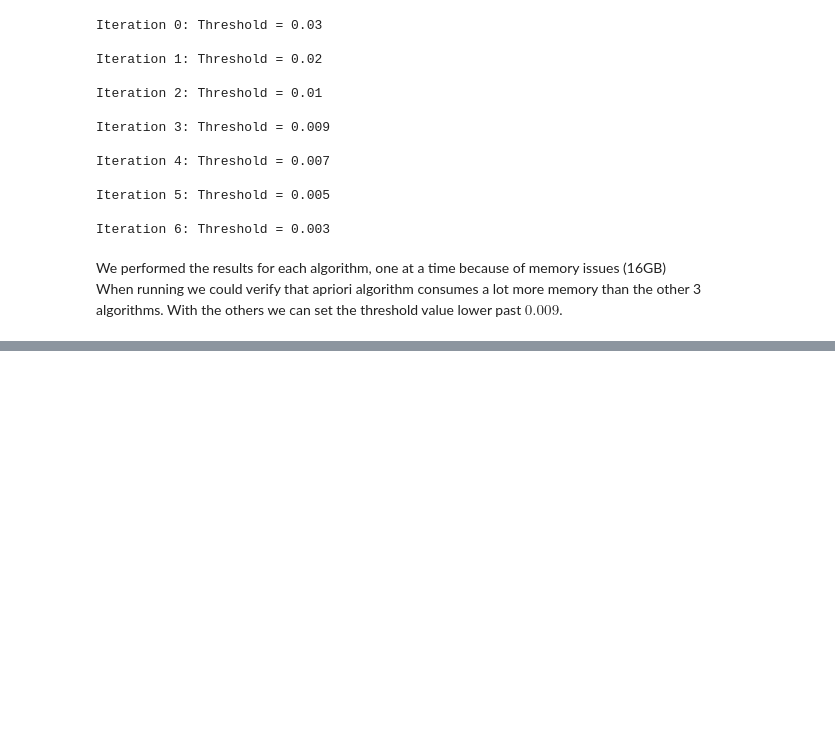
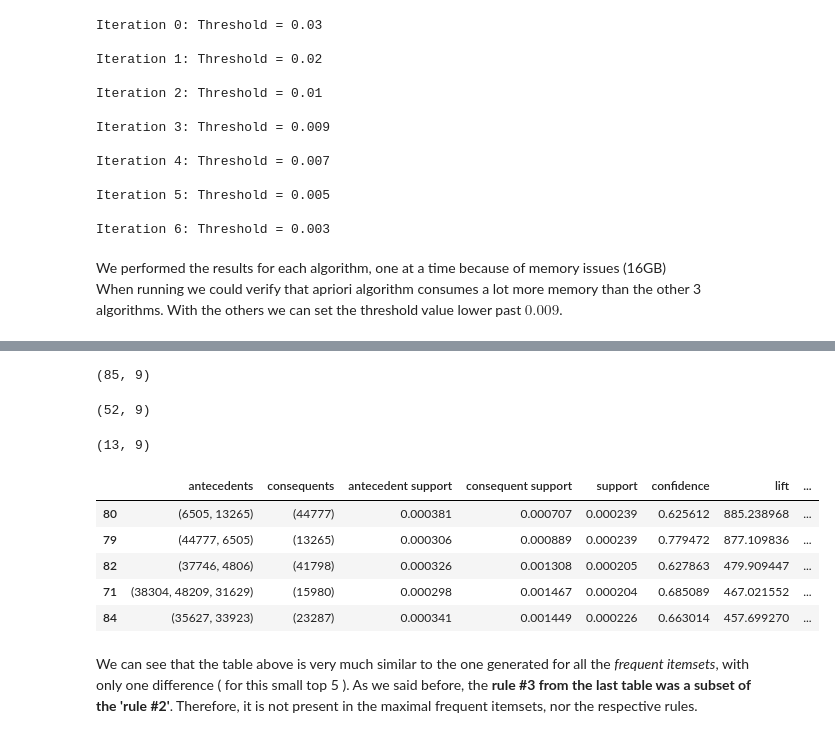
Before and after one commit to joelpoliveira/DataMiningCourse, a Jupyter notebook: Projeto/HA_2/main.ipynb, the cells around one changed output, grey strips where cells are left out. Cells and saved outputs as stored; diff of their text form; code cells hidden in the pictures; blank space fills up the shorter version.

```diff
--- a/Projeto/HA_2/main.ipynb
+++ b/Projeto/HA_2/main.ipynb
@@ -164,0 +338,4 @@ fi = fpgrowth(binary_orders, 0.0002)
+# %%
+#fi_max = get_maximal_itemset(fi_closed)
+fi_max = pd.read_csv("max_fitemsets_0.02%.csv", index_col=0)
+fi_max.itemsets = fi_max.itemsets.apply(parse_str_to_frozenset)
@@ -164,0 +355,41 @@ fi = fpgrowth(binary_orders, 0.0002)
+# %%
+def filter_rules_by_itemset(rules, fi):
+    rule_filter = [False for _ in range(len(rules))]
+    sets_in_rules = list(map(
+        lambda ant, con: ant|con,
+        rules["antecedents"],
+        rules["consequents"])
+    )
+
+    for i, set_ in enumerate(sets_in_rules):
+        if  (fi.itemsets.apply(lambda itemset: set_==itemset)).any():
+            rule_filter[i]=True
+    return rules[rule_filter]
+# %%
+rules.shape
+# %% [output]
+(85, 9)
+# %%
+max_itemset_rules = filter_rules_by_itemset(rules, fi_max)
+max_itemset_rules.shape
+# %% [output]
+(52, 9)
+# %%
+promissing_max_itemset_rules = max_itemset_rules[
+    max_itemset_rules.lift > max_itemset_rules.lift.quantile(0.75)
+]
+# %%
+promissing_max_itemset_rules.shape
+# %% [output]
+(13, 9)
+# %%
+promissing_max_itemset_rules.sort_values(by="lift", ascending=False).iloc[:5]
+# %% [output]
+|  | antecedents | consequents | antecedent support | consequent support | support | confidence | lift | ... |
+| 80 | (6505, 13265) | (44777) | 0.000381 | 0.000707 | 0.000239 | 0.625612 | 885.238968 | ... |
+| 79 | (44777, 6505) | (13265) | 0.000306 | 0.000889 | 0.000239 | 0.779472 | 877.109836 | ... |
+| 82 | (37746, 4806) | (41798) | 0.000326 | 0.001308 | 0.000205 | 0.627863 | 479.909447 | ... |
+| 71 | (38304, 48209, 31629) | (15980) | 0.000298 | 0.001467 | 0.000204 | 0.685089 | 467.021552 | ... |
+| 84 | (35627, 33923) | (23287) | 0.000341 | 0.001449 | 0.000226 | 0.663014 | 457.699270 | ... |
+# %% [markdown]
+We can see that the table above is very much similar to the one generated for all the *frequent itemsets*, with only one difference ( for this small top 5 ). As we said before, the **rule #3 from the last table was a subset of the 'rule #2'**. Therefore, it is not present in the maximal frequent itemsets, nor the respective rules.
```
Also changed, not shown: parts of 43 cells of this notebook, 2 other files.
